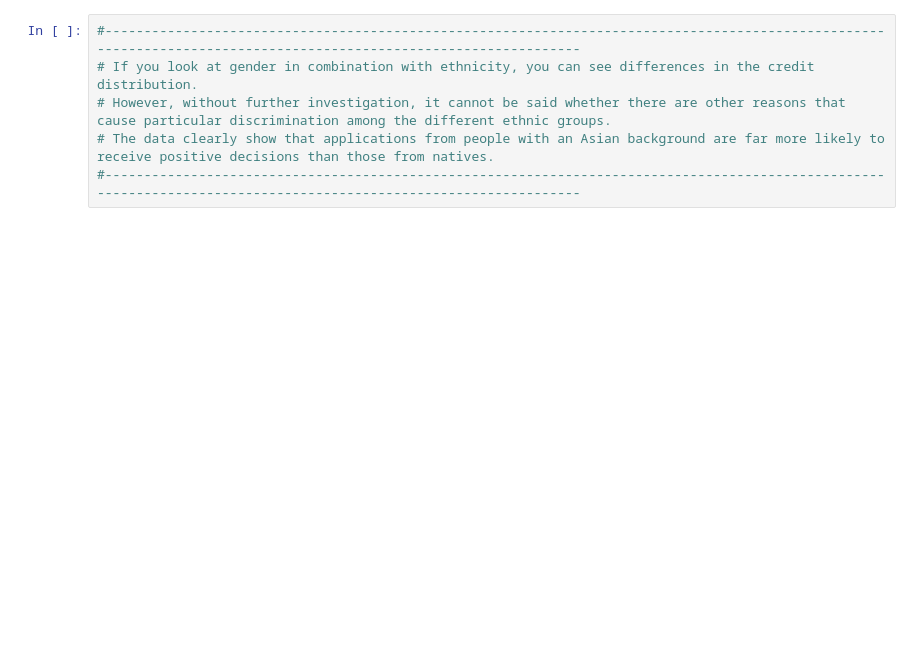
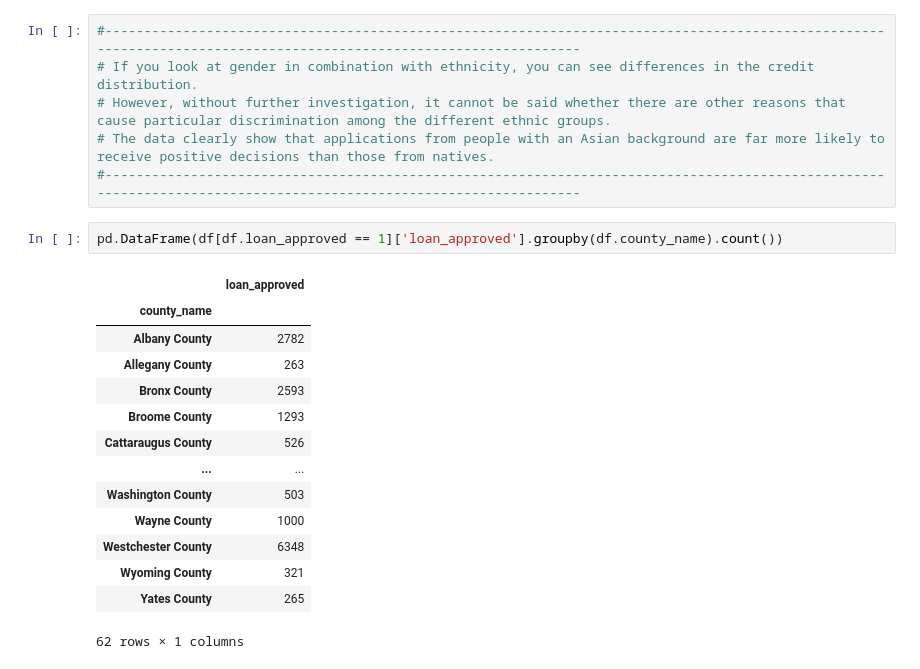
Before and after one commit to DJ1070/Darlehensanfragen, a Jupyter notebook: exploration.ipynb, the cells around one changed output. Drawn from its saved outputs; the diff is of its cells as text; blank space fills up the shorter version.

```diff
--- a/exploration.ipynb
+++ b/exploration.ipynb
@@ -814,3 +814,20 @@ df_race_sex2
 # However, without further investigation, it cannot be said whether there are other reasons that cause particular discrimination among the different ethnic groups.
 # The data clearly show that applications from people with an Asian background are far more likely to receive positive decisions than those from natives.
 #------------------------------------------------------------------------------------------------------------------------------------------------------------------
+# %%
+pd.DataFrame(df[df.loan_approved == 1]['loan_approved'].groupby(df.county_name).count())
+# %% [output]
+|  | loan_approved |
+| county_name |  |
+| Albany County | 2782 |
+| Allegany County | 263 |
+| Bronx County | 2593 |
+| Broome County | 1293 |
+| Cattaraugus County | 526 |
+| ... | ... |
+| Washington County | 503 |
+| Wayne County | 1000 |
+| Westchester County | 6348 |
+| Wyoming County | 321 |
+| Yates County | 265 |
+62 rows × 1 columns
```
Also changed, not shown: parts of 2 cells of this notebook, 2 other files.
